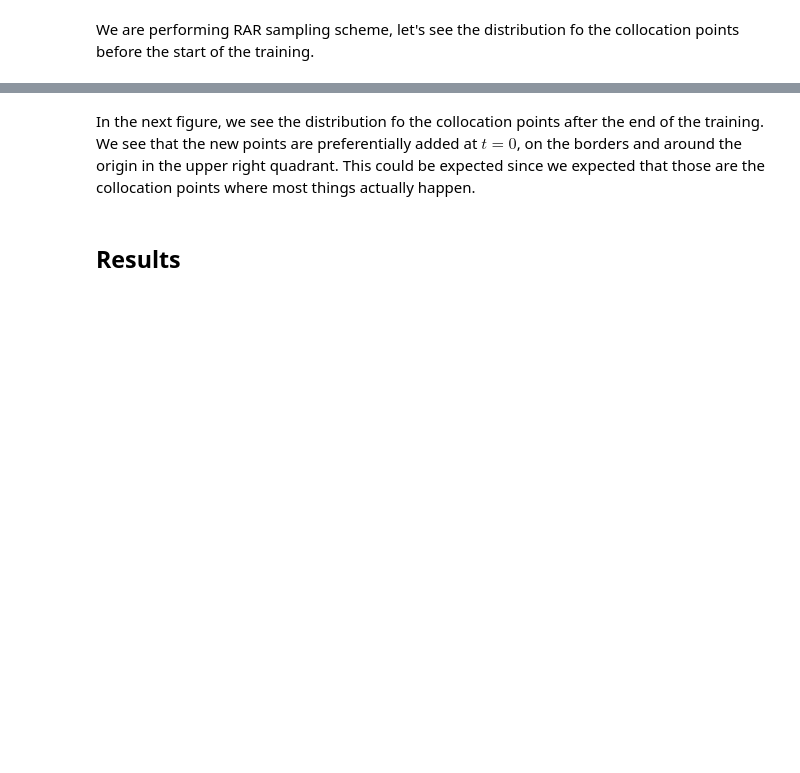
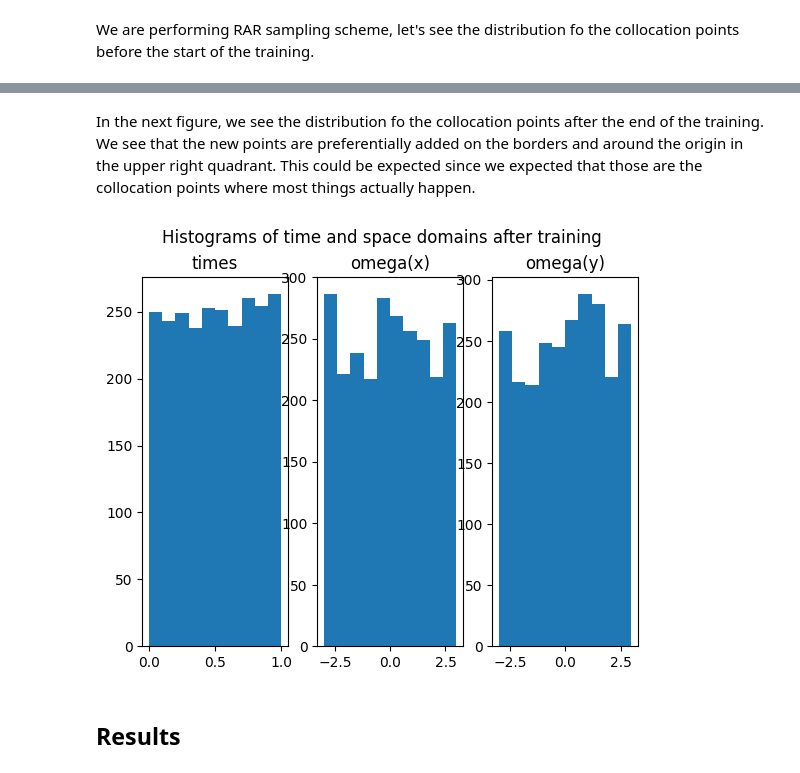
Before and after one commit to mia-jinns/jinns, a Jupyter notebook: Notebooks/PDE/2D_non_stationary_OU.ipynb, the cells around one changed output, grey strips where cells are left out. Drawn from its saved outputs; the diff is of its cells as text; code cells hidden in the pictures; blank space fills up the shorter version.

```diff
--- a/Notebooks/PDE/2D_non_stationary_OU.ipynb
+++ b/Notebooks/PDE/2D_non_stationary_OU.ipynb
@@ -284,16 +273,18 @@ Final iteration 50000: train loss value = 0.0007579231169074774
 # %% [markdown]
-In the next figure, we see the distribution fo the collocation points after the end of the training. We see that the new points are preferentially added at $t=0$, on the borders and around the origin in the upper right quadrant. This could be expected since we expected that those are the collocation points where most things actually happen.
+In the next figure, we see the distribution fo the collocation points after the end of the training. We see that the new points are preferentially added on the borders and around the origin in the upper right quadrant. This could be expected since we expected that those are the collocation points where most things actually happen.
 # %%
 fig, ax = plt.subplots(1, 3)
-ax[0].hist(train_data.times)
+ax[0].hist(train_data.domain[:, 0])
 ax[0].set_title('times')
-ax[1].hist(train_data.omega[:, 0].flatten())
+ax[1].hist(train_data.domain[:, 1].flatten())
 ax[1].set_title('omega(x)')
-ax[2].hist(train_data.omega[:, 1].flatten())
+ax[2].hist(train_data.domain[:, 2].flatten())
 ax[2].set_title('omega(y)')
 fig.suptitle('Histograms of time and space domains after training')
 plt.savefig("hist_data_after.pdf")
 plt.show()
+# %% [output]
+[figure, added]
 # %% [markdown]
 ## Results
 # %%
```
Also changed, not shown: parts of 19 cells of this notebook, 1 other file.
